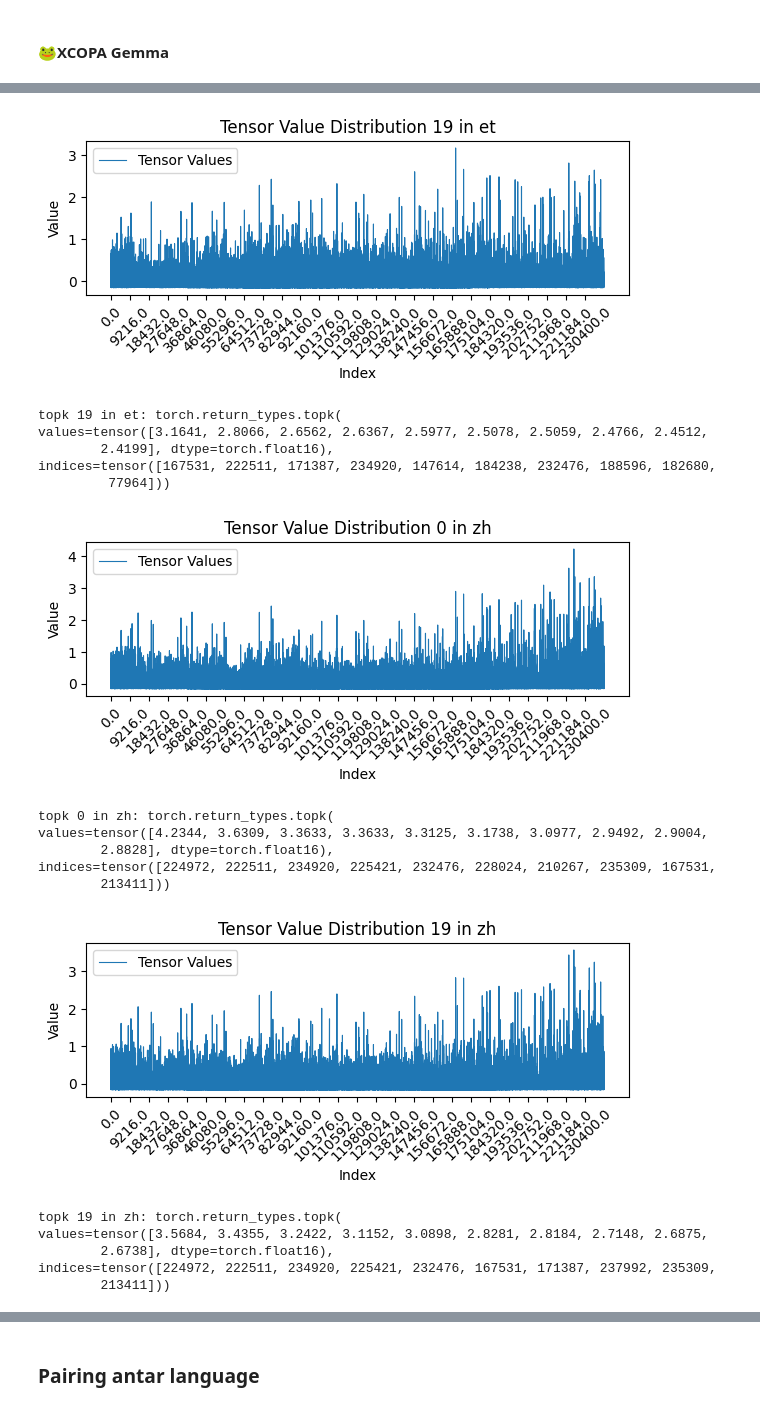
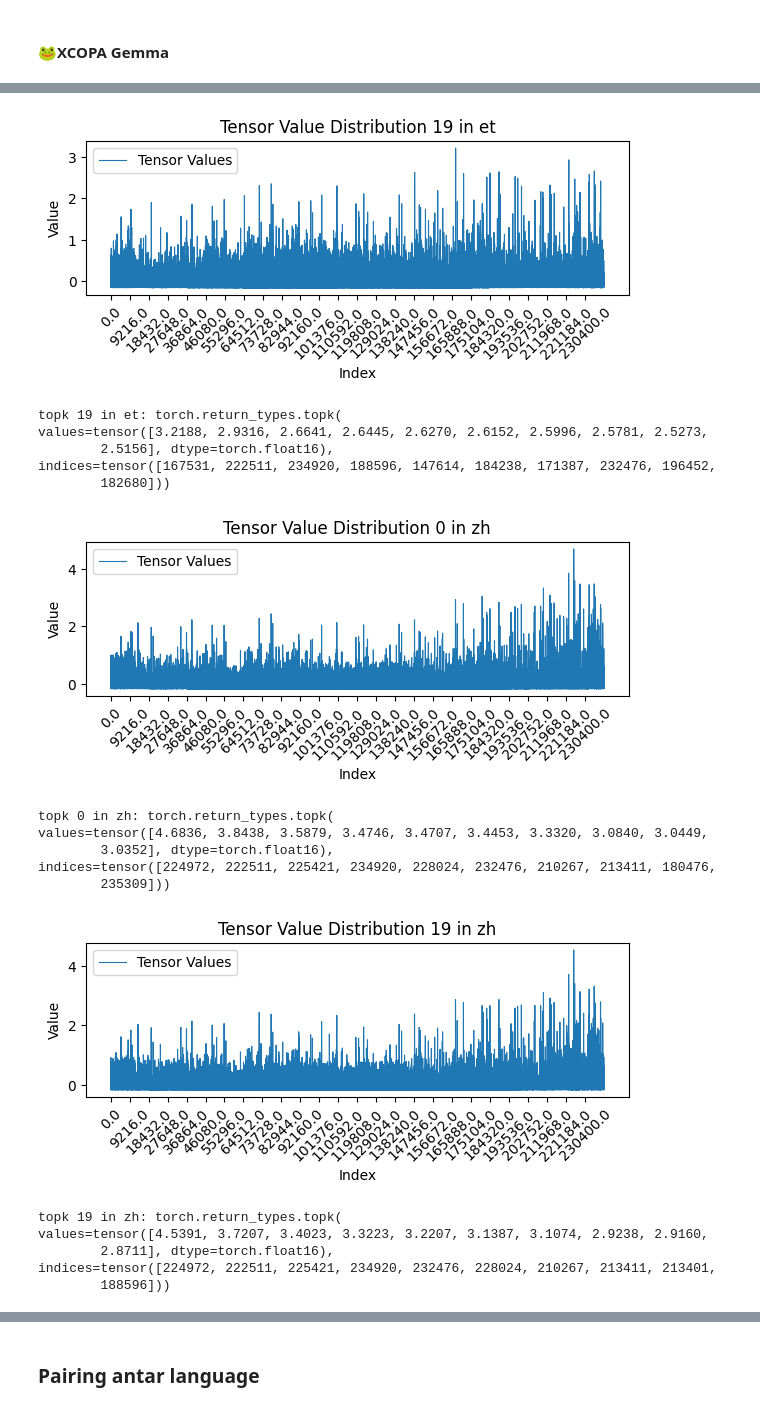
Before and after one commit to tauimbz/lang-task-neuron, a Jupyter notebook: neuron-language-pair.ipynb, the cells around one changed output, grey strips where cells are left out. Cells and saved outputs as stored; diff of their text form; code cells hidden in the pictures.

```diff
--- a/neuron-language-pair.ipynb
+++ b/neuron-language-pair.ipynb
@@ -1070,4 +496,0 @@ This option directly relates to money and suggests that the speaker is discussin
-# %%
-# ini 500 row per language CUDA out of memory cuman muat 28
-full_languages_raw_values = torch.stack(all_languages, dim=0).cpu()
-full_languages_raw_values.shape
@@ -1323,9 +734,9 @@ indices=tensor([112993, 115807, 113268, 115255, 114411, 114377, 114660, 116016,
 # %% [markdown]
 #### 🐸XCOPA Gemma
 # %%
-full_languages_raw_values_xcopa_gemma = torch.load("/kaggle/input/raw-gemma2-predict-xcopa20-selected/raw_gemma2_predict_xcopa20_selected.pt")
-full_languages_raw_values_xcopa_gemma.shape
-print(full_languages_raw_values_xcopa_gemma.shape)
+full_languages_raw_values_xcopa_gemma = torch.load("/kaggle/input/raw-gemma2-predictv1/raw_gemma2_predict_xcopa200.pt", weights_only=False)
+# full_languages_raw_values_xcopa_gemma.shape
+# print(full_languages_raw_values_xcopa_gemma.shape)
 a_lang = 0
 print(f"lang 0")
 
@@ -1359,18 +769,18 @@ indices=tensor([187834, 167531, 222511, 147614, 180476, 184238, 171387, 234920,
-[figure, old version]
+[figure, new version]
 topk 19 in et: torch.return_types.topk(
-values=tensor([3.1641, 2.8066, 2.6562, 2.6367, 2.5977, 2.5078, 2.5059, 2.4766, 2.4512,
-        2.4199], dtype=torch.float16),
-indices=tensor([167531, 222511, 171387, 234920, 147614, 184238, 232476, 188596, 182680,
-         77964]))
+values=tensor([3.2188, 2.9316, 2.6641, 2.6445, 2.6270, 2.6152, 2.5996, 2.5781, 2.5273,
+        2.5156], dtype=torch.float16),
+indices=tensor([167531, 222511, 234920, 188596, 147614, 184238, 171387, 232476, 196452,
+        182680]))
-[figure, old version]
+[figure, new version]
 topk 0 in zh: torch.return_types.topk(
-values=tensor([4.2344, 3.6309, 3.3633, 3.3633, 3.3125, 3.1738, 3.0977, 2.9492, 2.9004,
-        2.8828], dtype=torch.float16),
-indices=tensor([224972, 222511, 234920, 225421, 232476, 228024, 210267, 235309, 167531,
-        213411]))
+values=tensor([4.6836, 3.8438, 3.5879, 3.4746, 3.4707, 3.4453, 3.3320, 3.0840, 3.0449,
+        3.0352], dtype=torch.float16),
+indices=tensor([224972, 222511, 225421, 234920, 228024, 232476, 210267, 213411, 180476,
+        235309]))
-[figure, old version]
+[figure, new version]
 topk 19 in zh: torch.return_types.topk(
-values=tensor([3.5684, 3.4355, 3.2422, 3.1152, 3.0898, 2.8281, 2.8184, 2.7148, 2.6875,
-        2.6738], dtype=torch.float16),
-indices=tensor([224972, 222511, 234920, 225421, 232476, 167531, 171387, 237992, 235309,
-        213411]))
+values=tensor([4.5391, 3.7207, 3.4023, 3.3223, 3.2207, 3.1387, 3.1074, 2.9238, 2.9160,
+        2.8711], dtype=torch.float16),
+indices=tensor([224972, 222511, 225421, 234920, 232476, 228024, 210267, 213411, 213401,
+        188596]))
```
Also changed, not shown: parts of 119 cells of this notebook.
